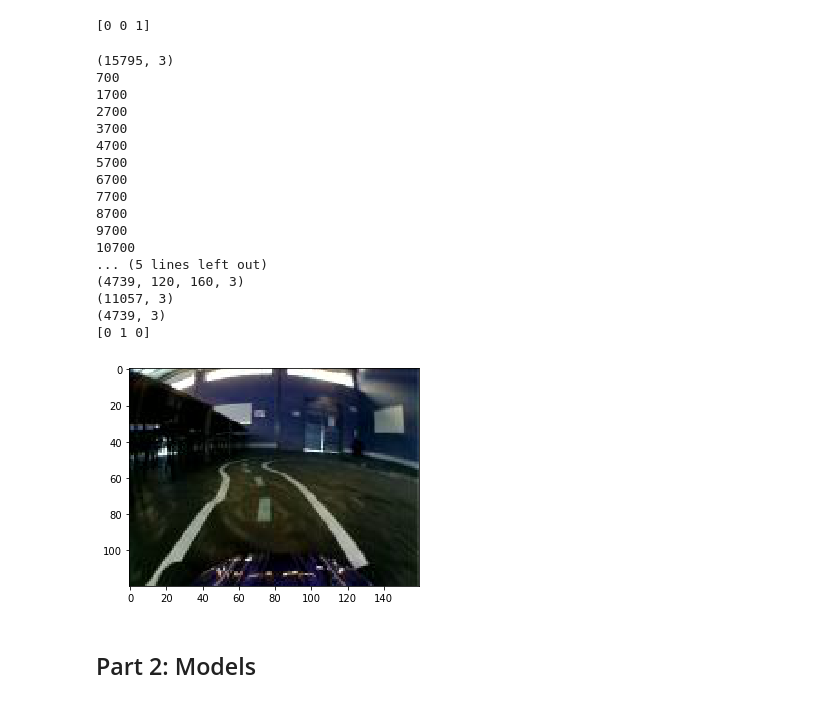
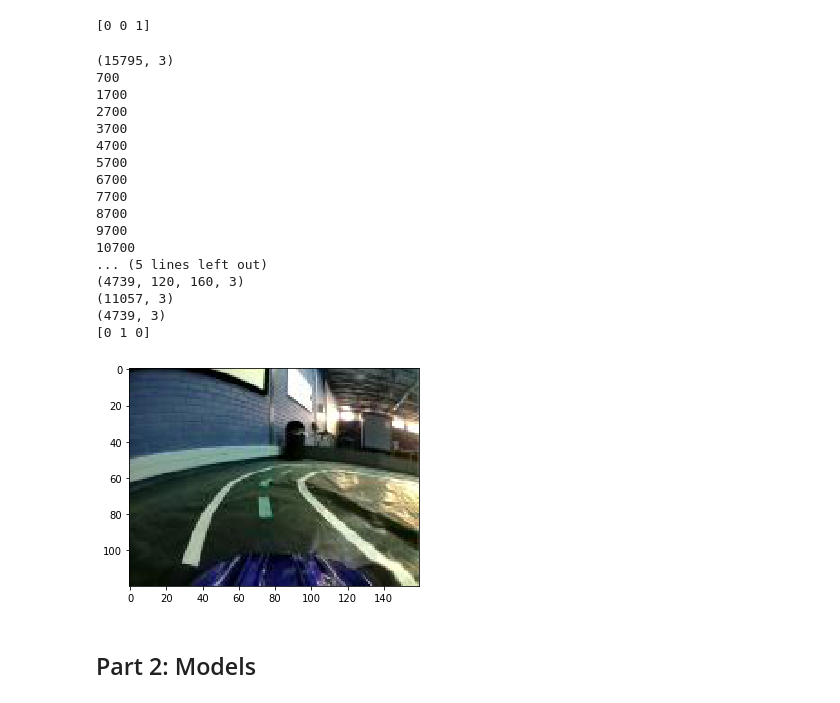
Before and after one commit to brontisaur/CounterpointDonkey, a Jupyter notebook: CPDonkey December Notebook.ipynb, the cells around one changed output. Drawn from its saved outputs; the diff is of its cells as text; code cells hidden in the pictures.

```diff
--- a/CPDonkey December Notebook.ipynb
+++ b/CPDonkey December Notebook.ipynb
@@ -525,10 +525,10 @@ for i in range(len(rec_list)):
         json_data = json.load(fp)
         orient = json_data['user/angle']
         orient = float(orient)
-        if orient > 0.1:
+        if orient > 0.05:
             y_labels[i] = [0,0,1] #right
 
-        elif orient < -0.1:
+        elif orient < -0.05:
             y_labels[i] = [1,0,0] #left
 
         else:
@@ -578,36 +578,36 @@ for i in range(len(x_images)):
         n+=1
 
 print(x_train.shape)
 print(x_val.shape)
 
 print(y_train.shape)
 print(y_val.shape)
 
-print(y_val[1000])
-plt.imshow(x_val[1000])
+print(y_val[500])
+plt.imshow(x_val[500])
 plt.show()
 #obtaining test data
 
 #relabeling test data
 # %% [output]
 (15795, 3)
 700
 1700
 2700
 3700
 4700
 5700
 6700
 7700
 8700
 9700
 10700
 ... (5 lines left out)
 (4739, 120, 160, 3)
 (11057, 3)
 (4739, 3)
 [0 1 0]
-[figure, old version]
+[figure, new version]
 # %% [markdown]
 ## Part 2: Models
 # %% [markdown]
```
Also changed, not shown: parts of 16 cells of this notebook, 1 other file.
